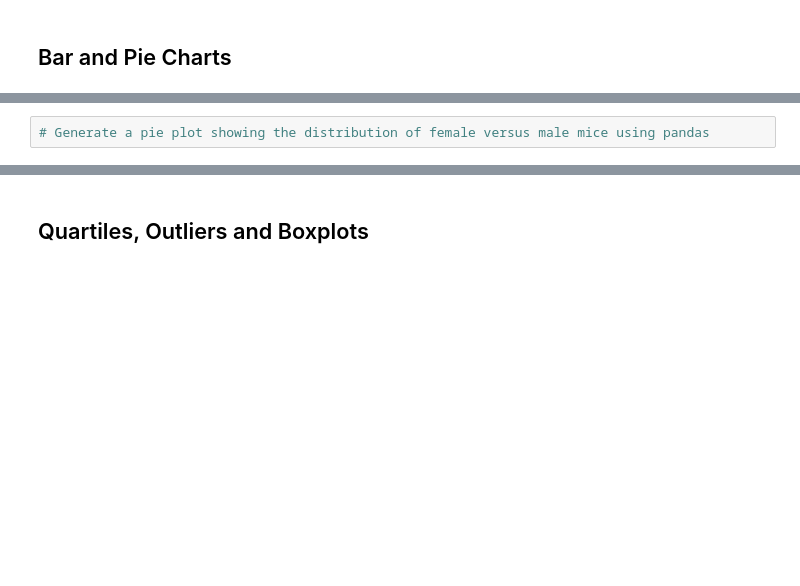
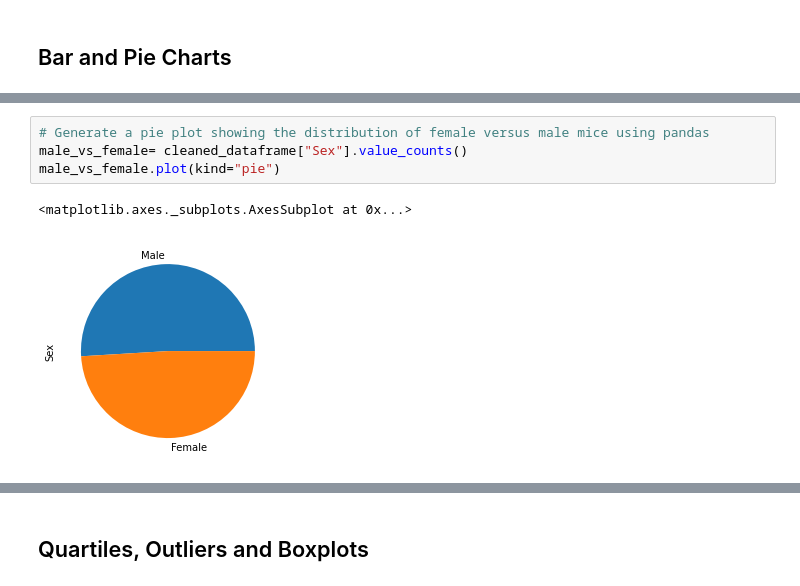
Before and after one commit to kieranmcaleer/matplotlib-challenge, a Jupyter notebook: Pymaceuticals/pymaceuticals_starter.ipynb, the cells around one changed output, grey strips where cells are left out. Saved outputs shown, nothing was run; the diff lists cells and outputs as text; blank space fills up the shorter version.

```diff
--- a/Pymaceuticals/pymaceuticals_starter.ipynb
+++ b/Pymaceuticals/pymaceuticals_starter.ipynb
@@ -162,4 +155,9 @@ ValueError: shape mismatch: objects cannot be broadcast to a single shape
 # %%
 # Generate a pie plot showing the distribution of female versus male mice using pandas
+male_vs_female= cleaned_dataframe["Sex"].value_counts()
+male_vs_female.plot(kind="pie")
+# %% [output]
+<matplotlib.axes._subplots.AxesSubplot at 0x...>
+[figure, added]
 # %%
 # Generate a pie plot showing the distribution of female versus male mice using pyplot
```
Also changed, not shown: parts of 5 cells of this notebook.
